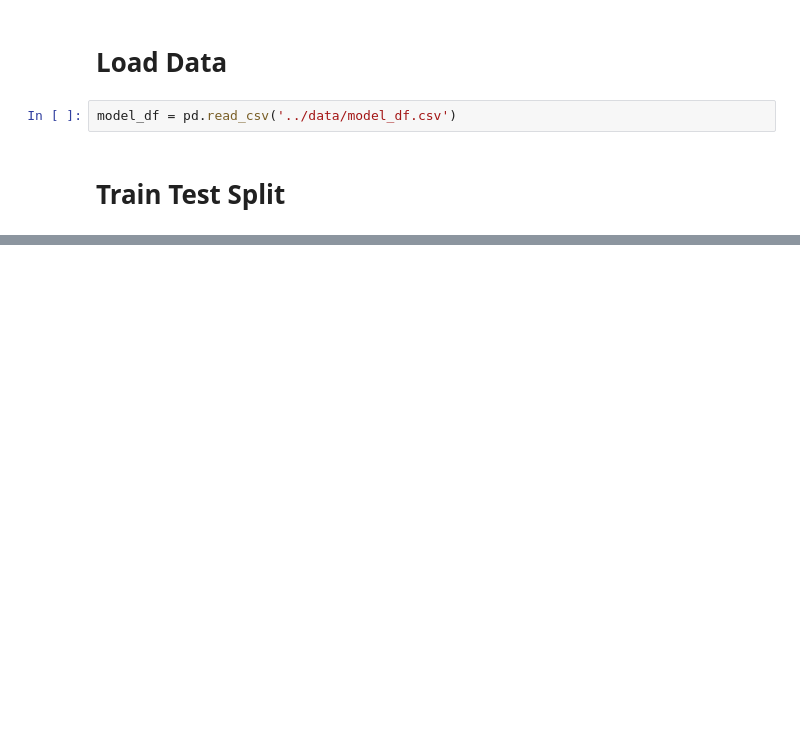
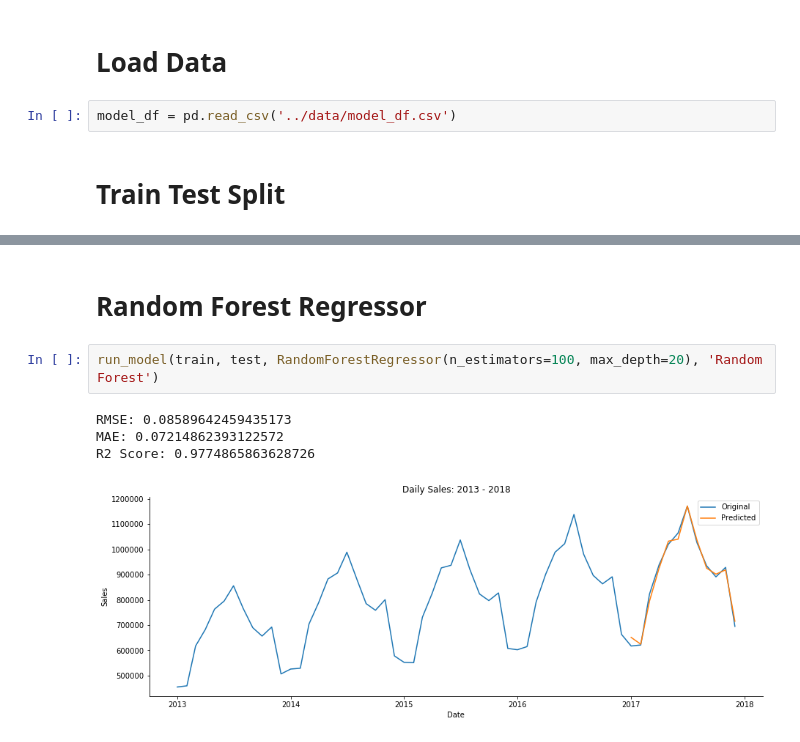
Before and after one commit to mollyryanruby/sales_forecasting, a Jupyter notebook: notebooks/modeling.ipynb, the cells around one changed output, grey strips where cells are left out. Cells and saved outputs as stored; diff of their text form; blank space fills up the shorter version.

```diff
--- a/notebooks/modeling.ipynb
+++ b/notebooks/modeling.ipynb
@@ -59,0 +163,9 @@ X_test = X_test.reshape(X_test.shape[0], 1, X_test.shape[1])
+# %% [markdown]
+# Random Forest Regressor
+# %%
+run_model(train, test, RandomForestRegressor(n_estimators=100, max_depth=20), 'Random Forest')
+# %% [output]
+RMSE: 0.08589642459435173
+MAE: 0.07214862393122572
+R2 Score: 0.9774865863628726
+[figure, added]
```
Also changed, not shown: parts of 24 cells of this notebook.
